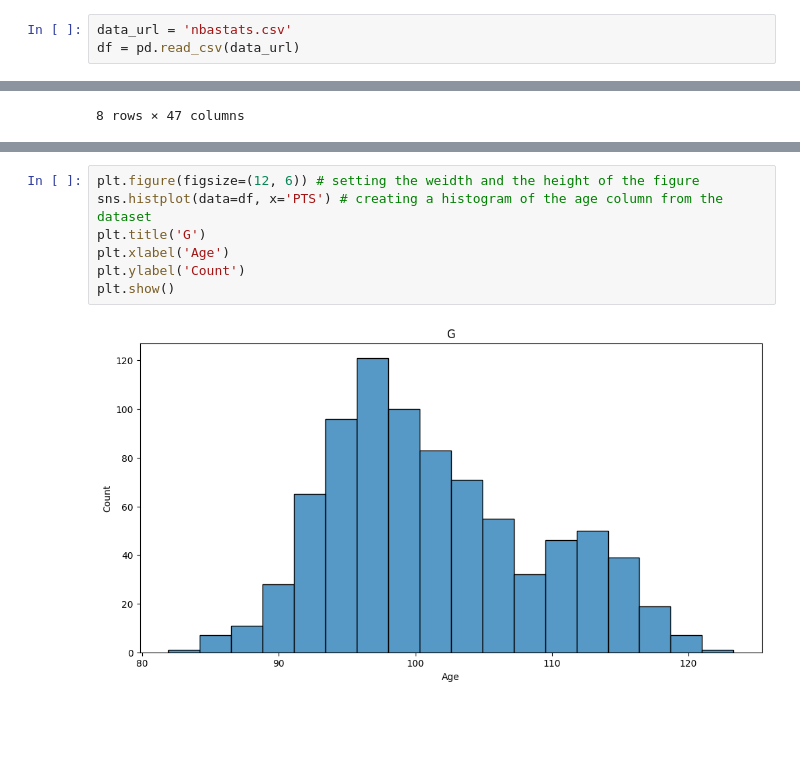
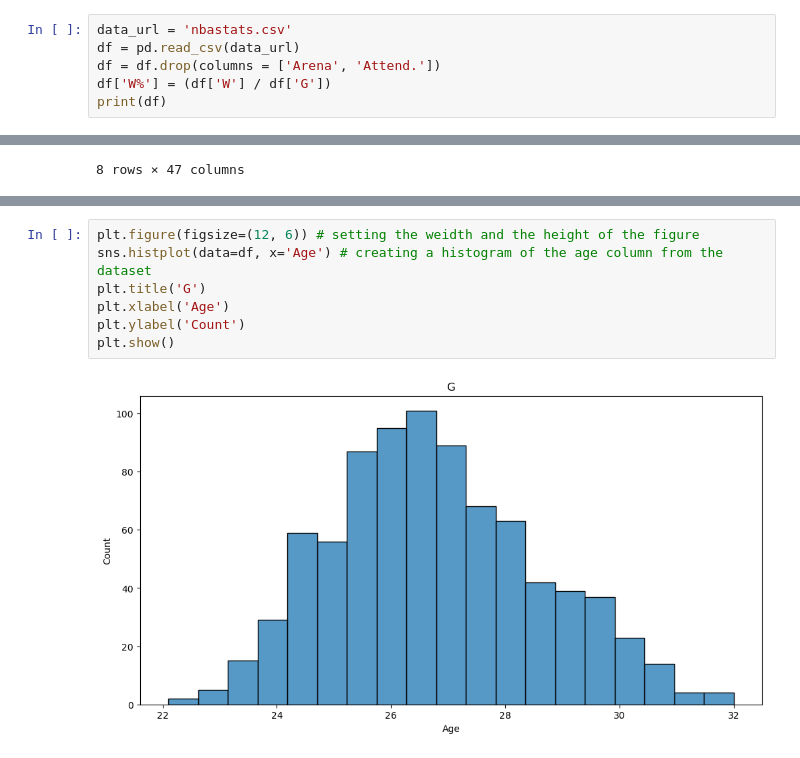
Before and after one commit to abdulksyed10/CS2410FinalProject, a Jupyter notebook: Preprocessing.ipynb, the cells around one changed output, grey strips where cells are left out. Saved outputs shown, nothing was run; the diff lists cells and outputs as text; blank space fills up the shorter version.

Commit message:
edited csv and made some charts

```diff
--- a/Preprocessing.ipynb
+++ b/Preprocessing.ipynb
@@ -7,3 +7,6 @@ from sklearn.preprocessing import LabelEncoder
 # %%
 data_url = 'nbastats.csv'
 df = pd.read_csv(data_url)
+df = df.drop(columns = ['Arena', 'Attend.'])
+df['W%'] = (df['W'] / df['G'])
+print(df)
@@ -63,12 +102,12 @@ df.describe()
 # %%
 plt.figure(figsize=(12, 6)) # setting the weidth and the height of the figure
-sns.histplot(data=df, x='PTS') # creating a histogram of the age column from the dataset
+sns.histplot(data=df, x='Age') # creating a histogram of the age column from the dataset
 plt.title('G')
 plt.xlabel('Age')
 plt.ylabel('Count')
 plt.show()
 # %% [output]
-[figure, old version]
+[figure, new version]
 # %%
 # Look for relationships between features using correlation matrix
 correlation_matrix = df.corr()
```
Also changed, not shown: parts of 11 cells of this notebook, 1 other file.
